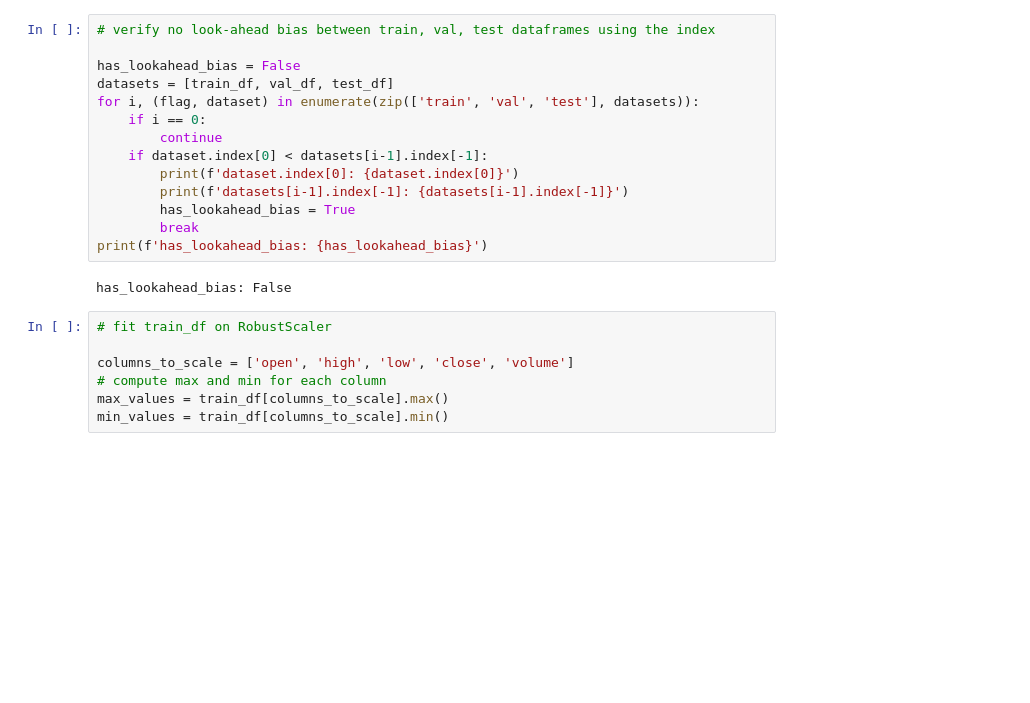
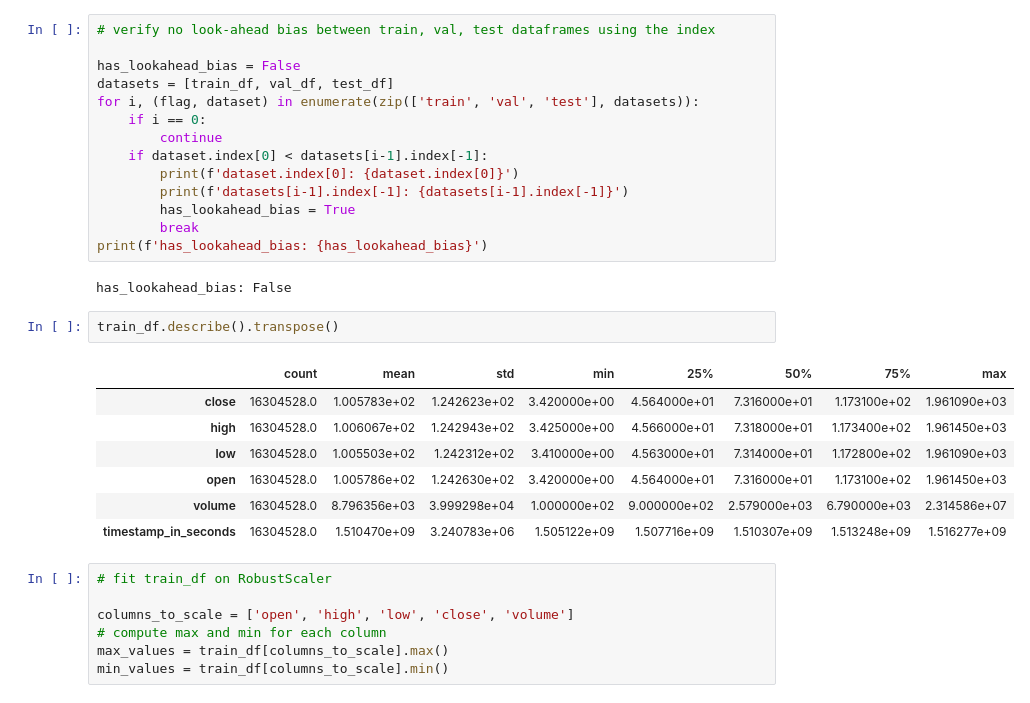
Before and after one commit to Sruinard/azure_staff_engineer, a Jupyter notebook: src/khronos/experiments/interactive.ipynb, the cells around one changed output. Drawn from its saved outputs; the diff is of its cells as text; blank space fills up the shorter version.

```diff
--- a/src/khronos/experiments/interactive.ipynb
+++ b/src/khronos/experiments/interactive.ipynb
@@ -80,6 +94,16 @@ for i, (flag, dataset) in enumerate(zip(['train', 'val', 'test'], datasets)):
 print(f'has_lookahead_bias: {has_lookahead_bias}')
 # %% [output]
 has_lookahead_bias: False
+# %%
+train_df.describe().transpose()
+# %% [output]
+|  | count | mean | std | min | 25% | 50% | 75% | max |
+| close | 16304528.0 | 1.005783e+02 | 1.242623e+02 | 3.420000e+00 | 4.564000e+01 | 7.316000e+01 | 1.173100e+02 | 1.961090e+03 |
+| high | 16304528.0 | 1.006067e+02 | 1.242943e+02 | 3.425000e+00 | 4.566000e+01 | 7.318000e+01 | 1.173400e+02 | 1.961450e+03 |
+| low | 16304528.0 | 1.005503e+02 | 1.242312e+02 | 3.410000e+00 | 4.563000e+01 | 7.314000e+01 | 1.172800e+02 | 1.961090e+03 |
+| open | 16304528.0 | 1.005786e+02 | 1.242630e+02 | 3.420000e+00 | 4.564000e+01 | 7.316000e+01 | 1.173100e+02 | 1.961450e+03 |
+| volume | 16304528.0 | 8.796356e+03 | 3.999298e+04 | 1.000000e+02 | 9.000000e+02 | 2.579000e+03 | 6.790000e+03 | 2.314586e+07 |
+| timestamp_in_seconds | 16304528.0 | 1.510470e+09 | 3.240783e+06 | 1.505122e+09 | 1.507716e+09 | 1.510307e+09 | 1.513248e+09 | 1.516277e+09 |
 # %%
 # fit train_df on RobustScaler
 
```
Also changed, not shown: parts of 20 cells of this notebook, 3 other files.
